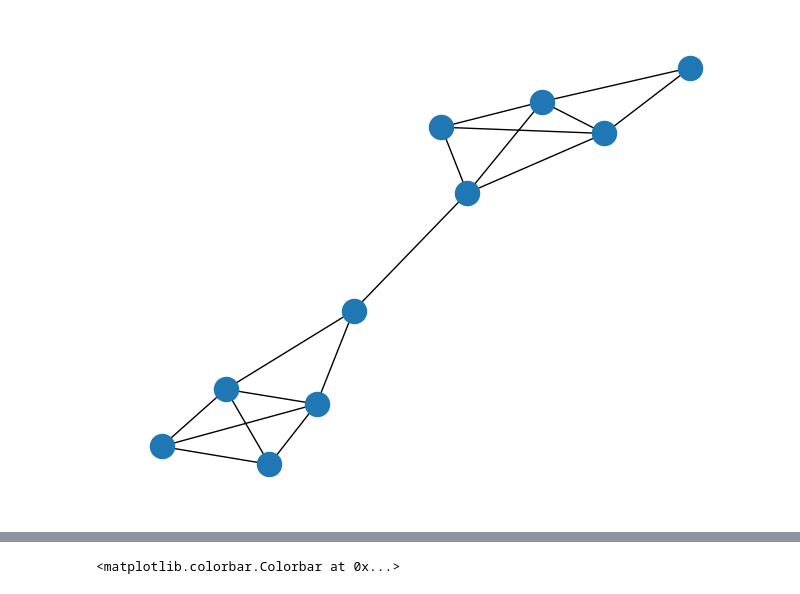
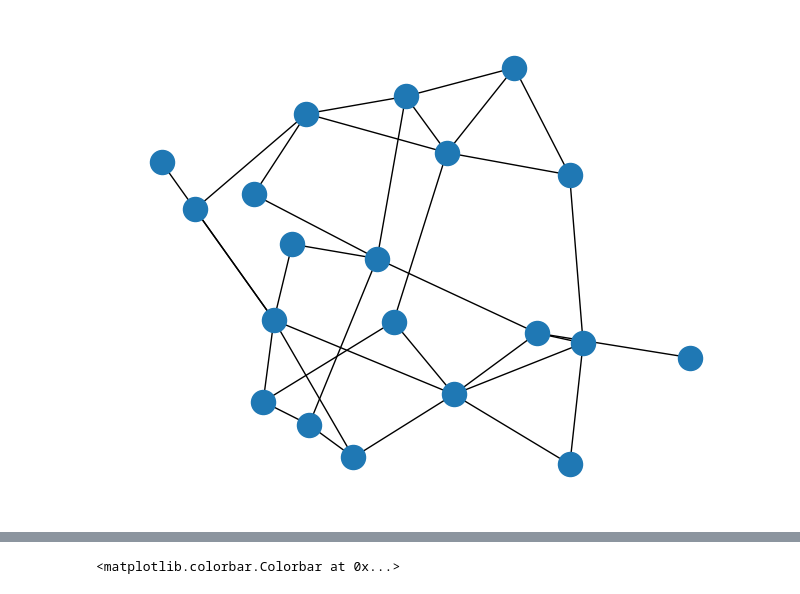
Before and after one commit to marianaw/egnn, a Jupyter notebook: notebooks/data_playground.ipynb, the cells around one changed output, grey strips where cells are left out. Cells and saved outputs as stored; diff of their text form; code cells hidden in the pictures.

```diff
--- a/notebooks/data_playground.ipynb
+++ b/notebooks/data_playground.ipynb
@@ -12,6 +12,6 @@ import numpy as np
 # %%
 import matplotlib.pyplot as plt
 # %%
-dataset_name = 'community_ours'
+dataset_name = 'erdosrenyinodes_0.15_none'
 # %%
-dataset = d_selector.retrieve_dataset(dataset_name, K=2, with_pos=True, n_nodes=10, directed=True)
+dataset = d_selector.retrieve_dataset(dataset_name, K=2, with_pos=True, n_nodes=20, directed=True)
@@ -20,2 +17,0 @@ Creating dataset with  2  communities
-# %%
-dataset = DatasetCommunity(partition='train', n_nodes=10, with_pos=True, K=2)
@@ -41,4 +26,4 @@ dataset.graphs[29].pos
 # %%
-gl.plot_graph(dataset.graphs[29])
+gl.plot_graph(dataset.graphs[12])
 # %% [output]
-[figure, old version]
+[figure, new version]
```
Also changed, not shown: parts of 34 cells of this notebook, 2 other files.
